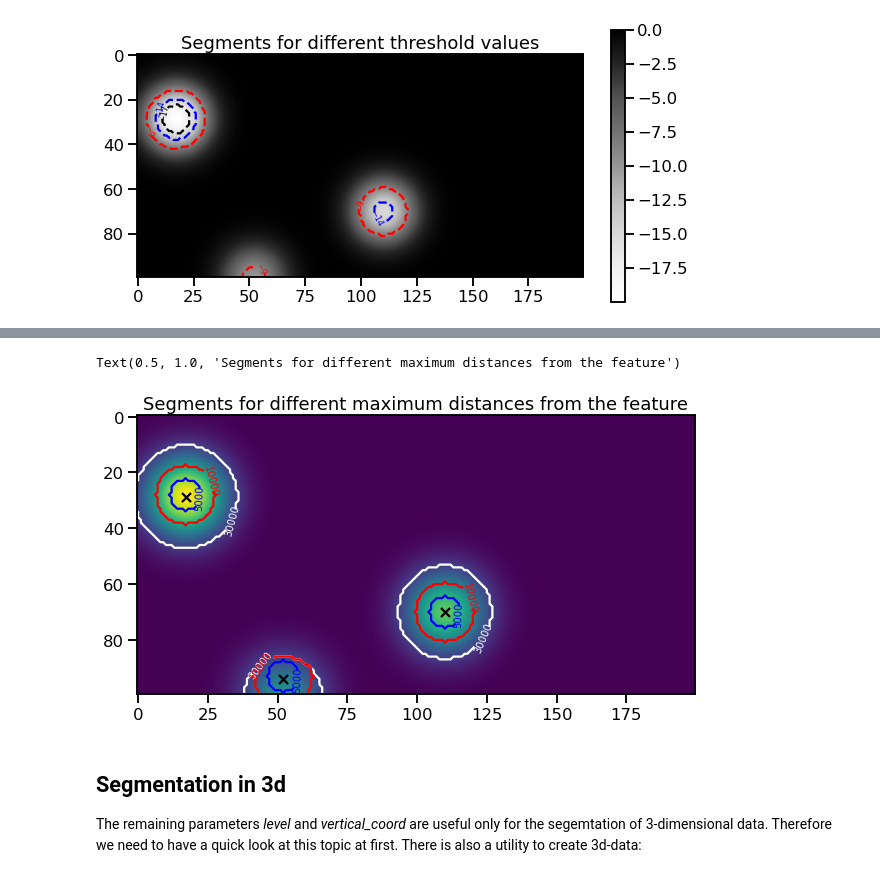
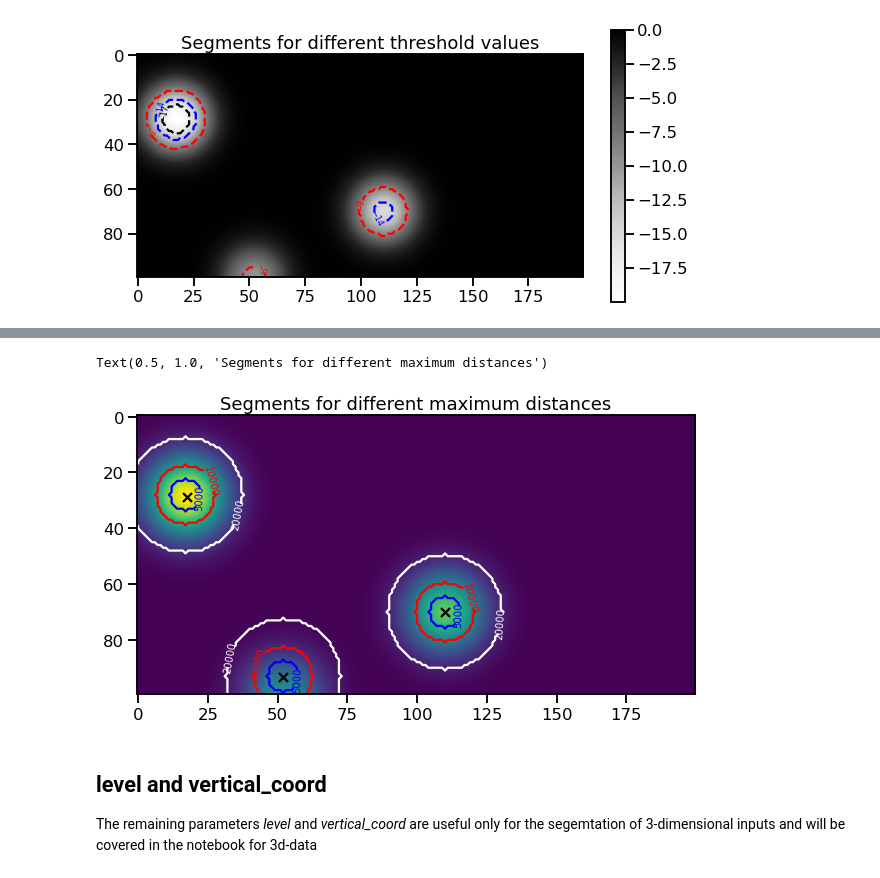
Before and after one commit to tobac-project/tobac-tutorials, a Jupyter notebook: tutorials/Basics/Segmentation.ipynb, the cells around one changed output, grey strips where cells are left out. Saved outputs shown, nothing was run; the diff lists cells and outputs as text; code cells hidden in the pictures.

Commit message:
segmentation finished, new notebooks created

```diff
--- a/tutorials/Basics/Segmentation.ipynb
+++ b/tutorials/Basics/Segmentation.ipynb
@@ -112,0 +116,11 @@ Another way of determining the size of our segments is the *max_distance*-parame
+# %%
+%%capture
+
+data = tobac.testing.make_sample_data_2D_3blobs_inv()
+dxy, dt = tobac.utils.get_spacings(data)
+thresh = 0.1
+
+features = tobac.themes.tobac_v1.feature_detection_multithreshold(data, dxy, threshold=3)
+mask = features['frame'] == 50
+
+mask_0, features_0 = tobac.themes.tobac_v1.segmentation(features, data, dxy, threshold=thresh)
@@ -113,34 +136,28 @@ Another way of determining the size of our segments is the *max_distance*-parame
 # %%
 %%capture
 
-data = tobac.testing.make_sample_data_2D_3blobs_inv()
-dxy, dt = tobac.utils.get_spacings(data)
-thresh = 4
-features = tobac.themes.tobac_v1.feature_detection_multithreshold(data, dxy, thresh)
-
-mask_1, features_mask_1 = tobac.themes.tobac_v1.segmentation(features, data, dxy, threshold=thresh, max_distance=30000)
+mask_1, features_mask_1 = tobac.themes.tobac_v1.segmentation(features, data, dxy, threshold=thresh, max_distance=20000)
 mask_2, features_mask_2 = tobac.themes.tobac_v1.segmentation(features, data, dxy, threshold=thresh, max_distance=10000)
 mask_3, features_mask_3 = tobac.themes.tobac_v1.segmentation(features, data, dxy, threshold=thresh, max_distance=5000)
 # %%
 masks = [mask_1, mask_2, mask_3]
 colors = ['white', 'red', 'blue']
-distances = [3e4, 1e4, 5e3]
+distances = [2e4, 1e4, 5e3]
 fig, ax = plt.subplots(ncols = 1, figsize = (10, 10))
 
-mask = features['frame'] == 50
 ax.imshow(data[50])
 ax.scatter(features.where(mask)['hdim_2'], features.where(mask)['hdim_1'], marker = 'x', color = 'black')
 
 for n, mask, color in zip(distances, masks, colors):
 
     CS = ax.contour(mask[50]*n, levels = [n], colors = color)
     ax.clabel(CS, inline=True, fontsize=10)
 
-ax.set_title('Segments for different maximum distances from the feature')
+ax.set_title('Segments for different maximum distances')
 # %% [output]
-Text(0.5, 1.0, 'Segments for different maximum distances from the feature')
+Text(0.5, 1.0, 'Segments for different maximum distances')
-[figure, old version]
+[figure, new version]
 # %% [markdown]
-## Segmentation in 3d
+## level and vertical_coord
 
-The remaining parameters *level* and *vertical_coord* are useful only for the segemtation of 3-dimensional data. Therefore we need to have a quick look at this topic at first. There is also a utility to create 3d-data:
+The remaining parameters *level* and *vertical_coord* are useful only for the segemtation of 3-dimensional inputs and will be covered in the notebook for 3d-data
```
Also changed, not shown: parts of 39 cells of this notebook, 2 other files.
